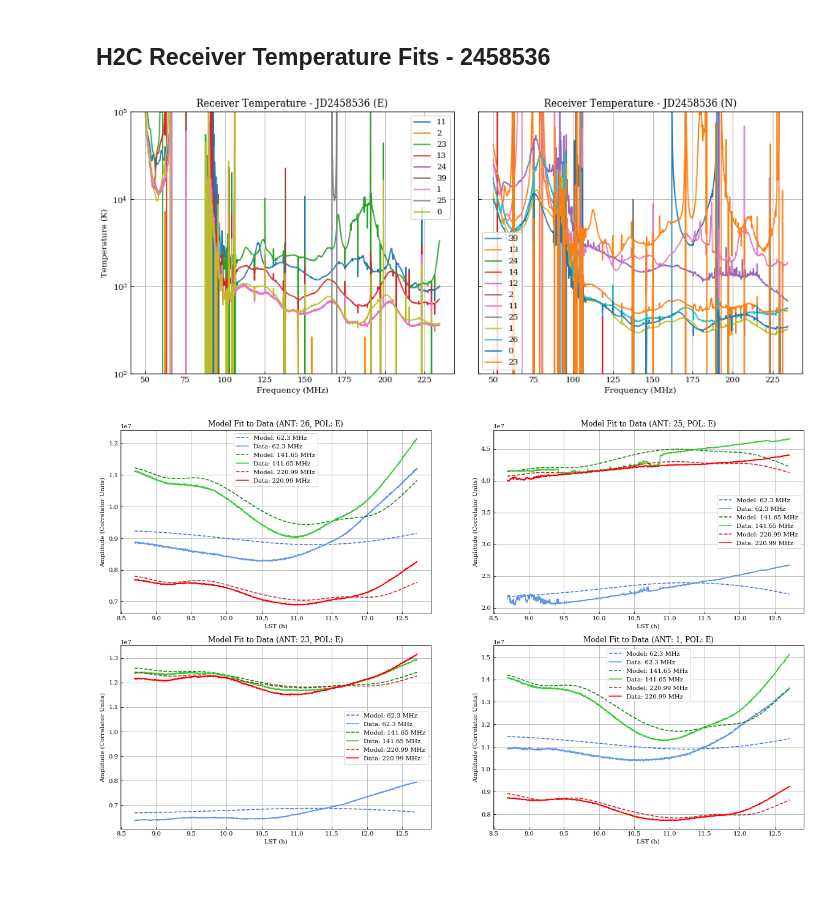
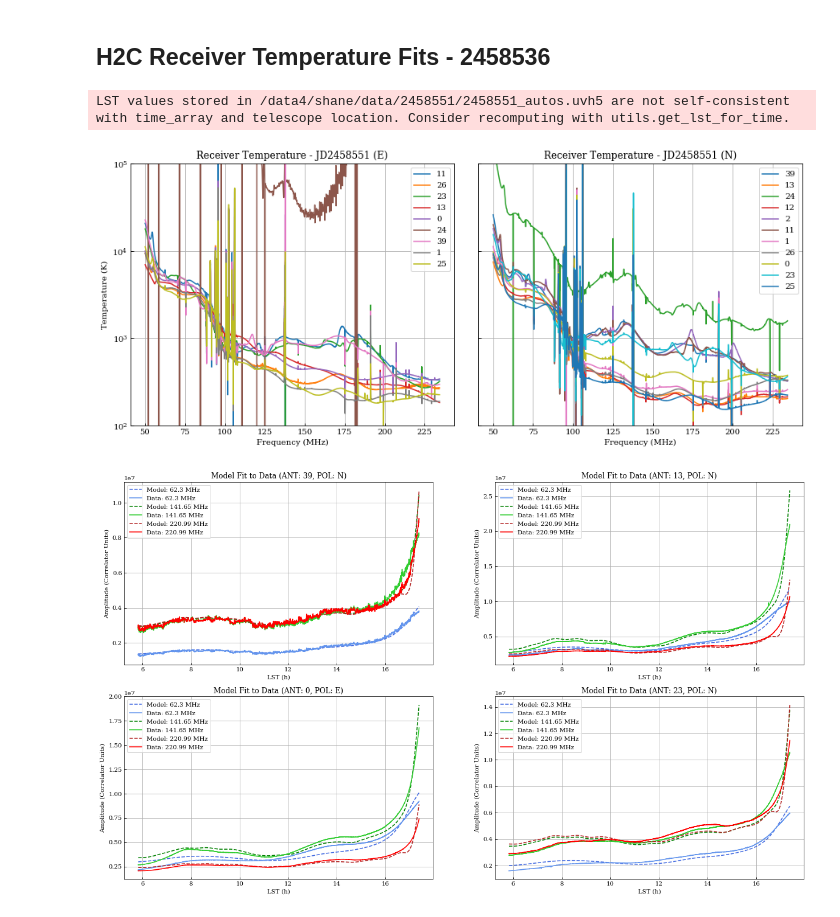
Before and after one commit to tyler-a-cox/HERA_Tsys, a Jupyter notebook: H0C_vs_H1C_fits.ipynb, the cells around one changed output. Saved outputs shown, nothing was run; the diff lists cells and outputs as text; code cells hidden in the pictures; blank space fills up the shorter version.

```diff
--- a/H0C_vs_H1C_fits.ipynb
+++ b/H0C_vs_H1C_fits.ipynb
@@ -231,40 +231,42 @@ Tsky_sim = TskySim(Tsky_file = '/data4/shane/data/HERA_Tsky_vivaldi.npz', f_min=
 Tsky_sim.build_model()
 # %%
 H2C = auto_data(data_dir='/data4/shane/data/2458551/', filestart='zen.*',
-                         fileend='*HH.uvh5', autos_file='post_power_drop_autos.uvh5',f_min=50.,f_max=250.)
+                         fileend='*HH.uvh5', autos_file='2458551_autos.uvh5',f_min=50.,f_max=250.)
 H2C.build_model(Tsky_sim)
+# %% [output]
+LST values stored in /data4/shane/data/2458551/2458551_autos.uvh5 are not self-consistent with time_array and telescope location. Consider recomputing with utils.get_lst_for_time.
 # %%
 H2C.fit_data(calc_fit_err=False, calc_chi2=True)
 # %%
 fig, axs = plt.subplots(1, 2, sharey=True, figsize=(15,6))
 
-bad_ants = [12,14,26]
+bad_ants = [2, 12]
 
 for ant, pol in H2C.Trxr.keys():
     if pol == 'E':
         if ant not in bad_ants:
             axs[0].plot(H2C.freqs, H2C.Trxr[(ant, pol)], label='{}'.format(ant))
     else:
         axs[1].plot(H2C.freqs, H2C.Trxr[(ant, pol)], label='{}'.format(ant))
 
 axs[0].legend()
 axs[1].legend()
 axs[0].set_ylim([1e2,1e5])
 axs[1].set_ylim([1e2,1e5])
 axs[0].set_yscale('symlog')
 axs[1].set_yscale('symlog')
-axs[0].set_title('Receiver Temperature - JD2458536 (E)')
-axs[1].set_title('Receiver Temperature - JD2458536 (N)')
+axs[0].set_title('Receiver Temperature - JD2458551 (E)')
+axs[1].set_title('Receiver Temperature - JD2458551 (N)')
 axs[0].set_ylabel('Temperature (K)')
 axs[0].set_xlabel('Frequency (MHz)')
 #axs[1].set_ylabel('Temperature (K)')
 axs[1].set_xlabel('Frequency (MHz)')
 axs[0].grid()
 axs[1].grid()
 plt.subplots_adjust(wspace=0.075)
 plt.show()
 # %% [output]
-[figure, old version]
+[figure, new version]
 # %%
 Tsky_prime = H2C.Tsky - H2C.Tsky_mean[:, np.newaxis, :]
 
@@ -302,4 +304,4 @@ for ant, pol in zip(ants,pols):
 plt.subplots_adjust(hspace = 0.175)
 plt.show()
 # %% [output]
-[figure, old version]
+[figure, new version]
```
Also changed, not shown: 1 other file.
